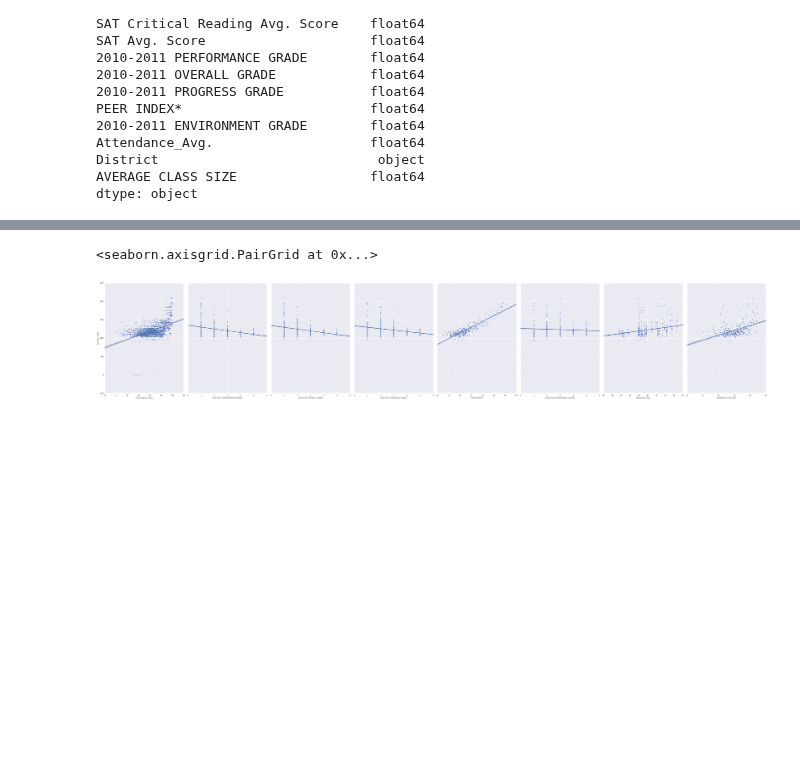
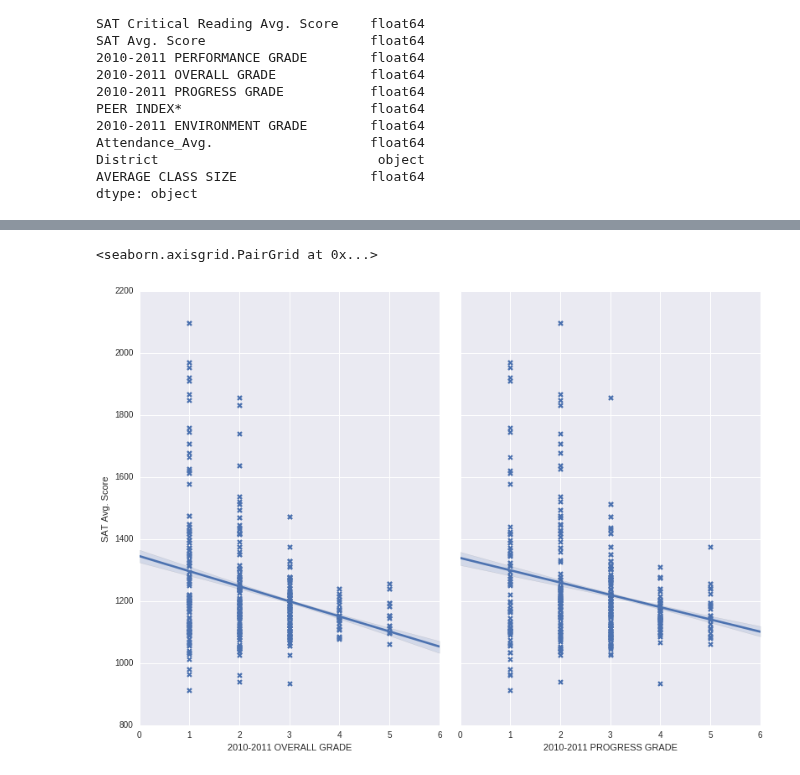
Before and after one commit to ckyko/CSC59970Project, a Jupyter notebook: NYC_high_school_Q2.ipynb, the cells around one changed output, grey strips where cells are left out. Drawn from its saved outputs; the diff is of its cells as text; code cells hidden in the pictures; blank space fills up the shorter version.

Commit message:
done graph seaborn

```diff
--- a/NYC_high_school_Q2.ipynb
+++ b/NYC_high_school_Q2.ipynb
@@ -248,9 +254,6 @@ dtype: object
 # %%
-sns.pairplot(comb_final, x_vars=['Percentage of Grads', '2010-2011 PERFORMANCE GRADE',
-       '2010-2011 OVERALL GRADE', '2010-2011 PROGRESS GRADE', 'PEER INDEX*',
-       '2010-2011 ENVIRONMENT GRADE', 'Attendance_Avg.',
-       'AVERAGE CLASS SIZE'],
-             y_vars='SAT Avg. Score', size=10, aspect=0.7, kind='reg', markers = '+')
+sns.pairplot(comb_final, x_vars=['2010-2011 OVERALL GRADE', '2010-2011 PROGRESS GRADE'],
+             y_vars='SAT Avg. Score', size=8, aspect=0.7, kind='reg', markers = 'x')
 # %% [output]
 <seaborn.axisgrid.PairGrid at 0x...>
-[figure, old version]
+[figure, new version]
```
Also changed, not shown: parts of 4 cells of this notebook.
